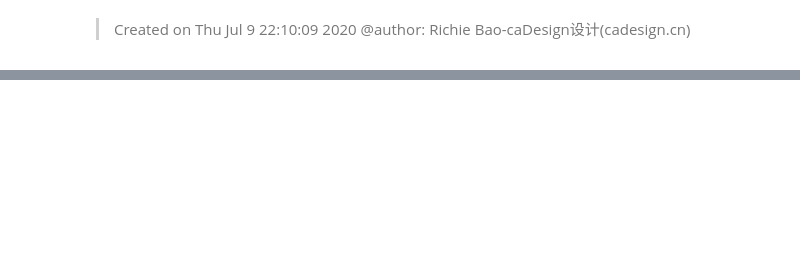
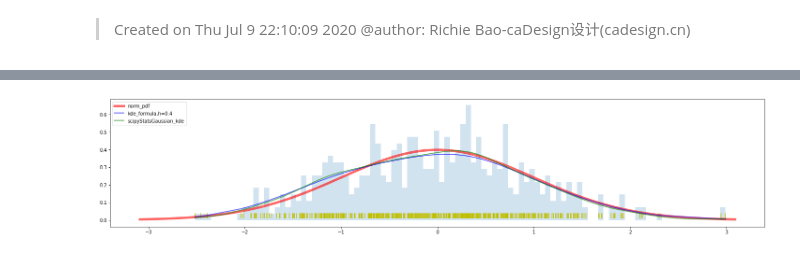
Before and after one commit to Weijun-H/Urban-Spatial-Data-Analysis_python, a Jupyter notebook: notebook/BaiduMapPOIcollection_ipynb/kernal_density_estimator.ipynb, the cells around one changed output, grey strips where cells are left out. Saved outputs shown, nothing was run; the diff lists cells and outputs as text; code cells hidden in the pictures; blank space fills up the shorter version.

```diff
--- a/notebook/BaiduMapPOIcollection_ipynb/kernal_density_estimator.ipynb
+++ b/notebook/BaiduMapPOIcollection_ipynb/kernal_density_estimator.ipynb
@@ -45,0 +16,28 @@ stats.norm.ppf(0.01)
+# %%
+import numpy as np
+from scipy import stats
+import matplotlib.pyplot as plt
+import math
+x=np.linspace(stats.norm.ppf(0.001,loc=0,scale=1),stats.norm.ppf(0.999,loc=0,scale=1), 100) #如果不给参数loc和scale,则默认为标准正态分布，即loc=0, scale=1
+pdf=stats.norm.pdf(x)
+
+plt.figure(figsize=(25,5))
+plt.plot(x,pdf,'r-', lw=5, alpha=0.6, label='norm_pdf')
+
+
+random_variates=stats.norm.rvs(loc=0,scale=1,size=500)
+count, bins, ignored =plt.hist(random_variates,bins=100,density=True,histtype='stepfilled',alpha=0.2)
+plt.eventplot(random_variates,color='y',linelengths=0.03,lineoffsets=0.025)
+
+rVar_sort=np.sort(random_variates)
+h=0.4
+n=len(rVar_sort)
+kde_Gaussian=[sum(math.exp(-1*math.pow(vi-vj,2)/(2*math.pow(h,2))) for vj in rVar_sort)/(h*n*math.sqrt(2*math.pi)) for vi in rVar_sort] #将上述高斯核密度估计公式转换为代码
+plt.plot(rVar_sort,kde_Gaussian,'b-', lw=2, alpha=0.6, label='kde_formula,h=%s'%h)
+
+scipyStatsGaussian_kde=stats.gaussian_kde(random_variates)
+plt.plot(bins,scipyStatsGaussian_kde(bins),'g-', lw=2, alpha=0.6, label='scipyStatsGaussian_kde')
+plt.legend()
+plt.show()
+# %% [output]
+[figure, added]
```
Also changed, not shown: parts of 14 cells of this notebook, 1 other file.
